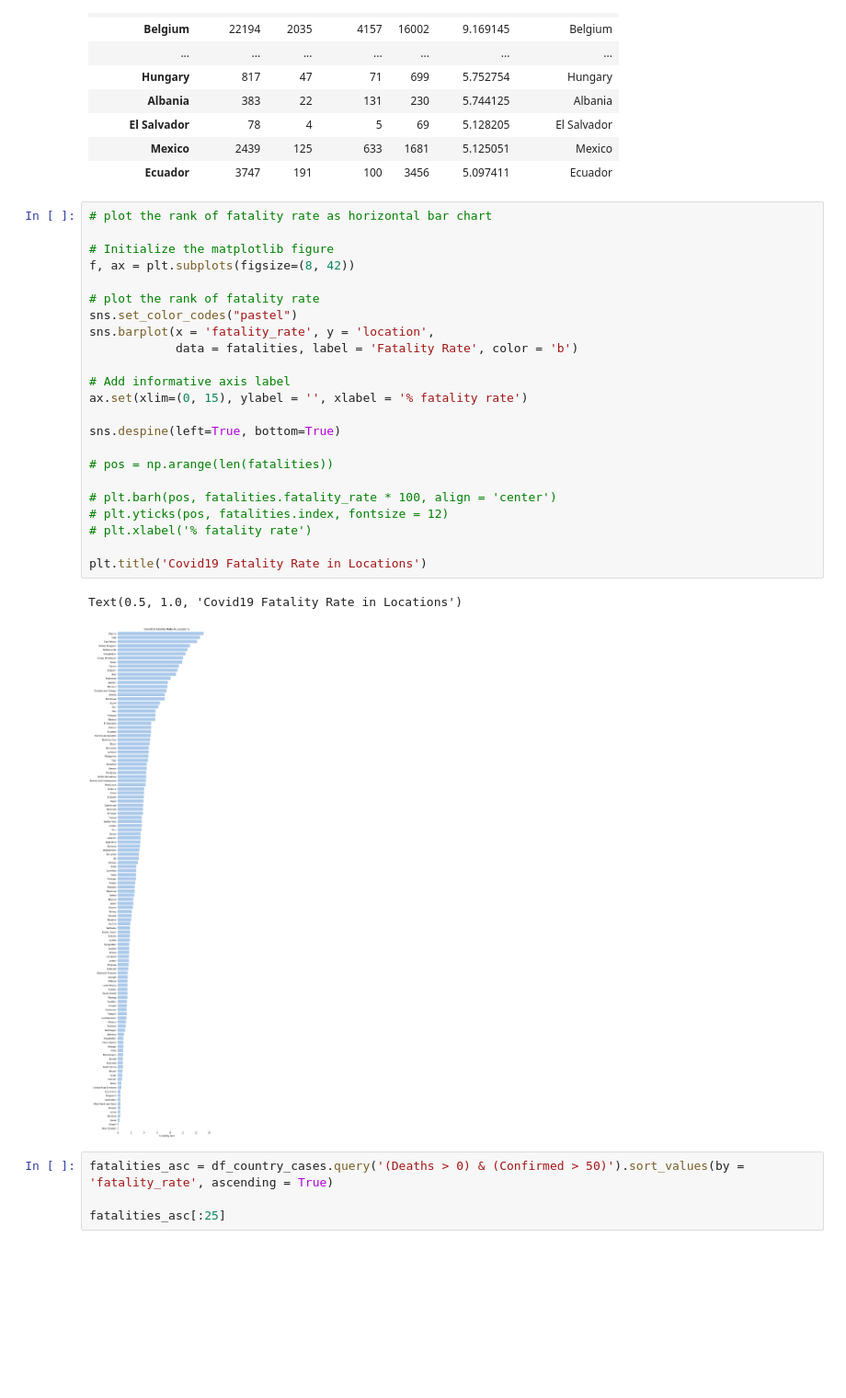
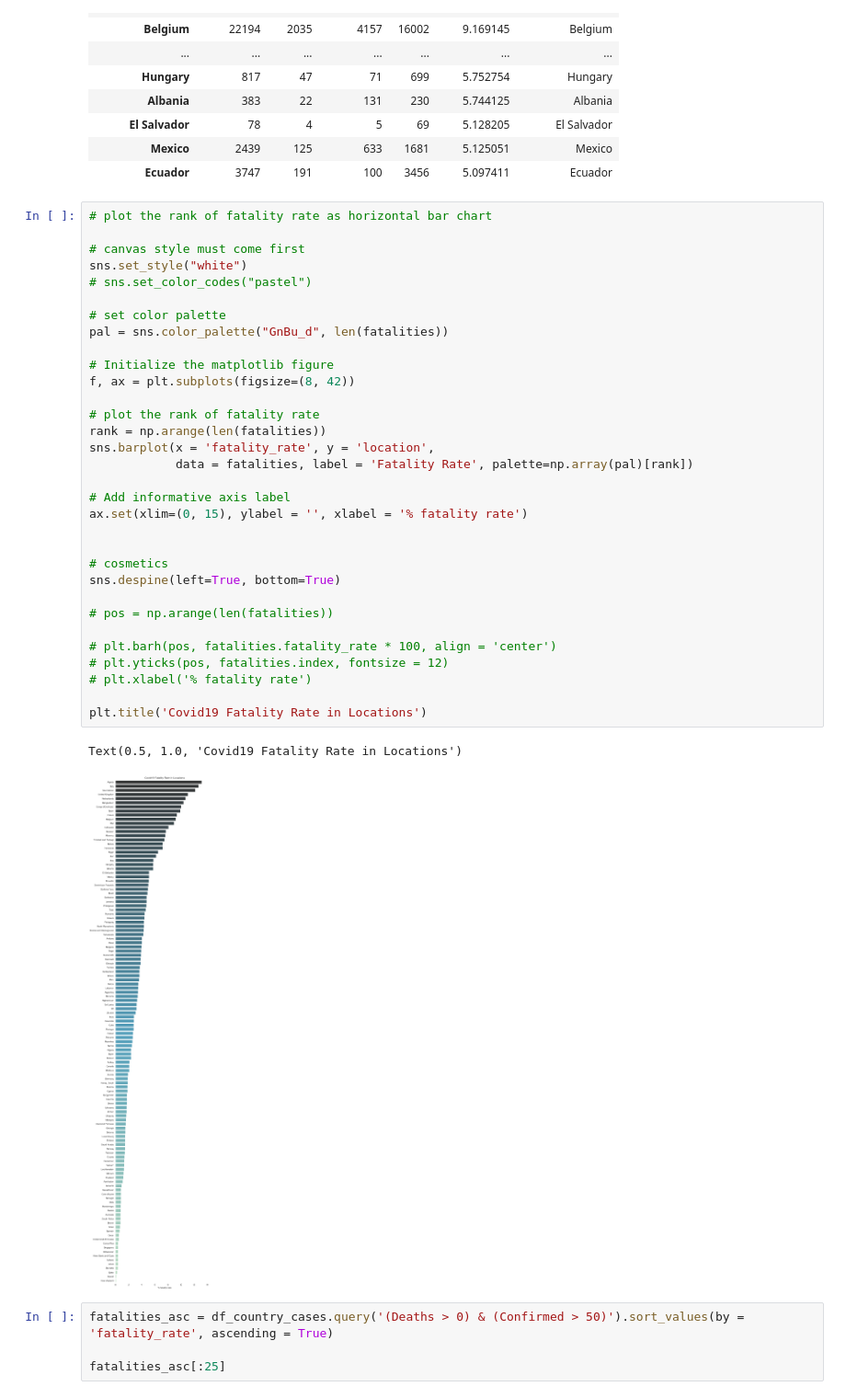
Before and after one commit to nnworkspace/covid19-insight, a Jupyter notebook: covid19-insight.ipynb, the cells around one changed output. Shown at 92% size. Cells and saved outputs as stored; diff of their text form; blank space fills up the shorter version.

Commit message:
remove ticks and use gradient color palette

```diff
--- a/covid19-insight.ipynb
+++ b/covid19-insight.ipynb
@@ -135,30 +135,39 @@ fatalities[:25]
 | Ecuador | 3747 | 191 | 100 | 3456 | 5.097411 | Ecuador |
 # %%
 # plot the rank of fatality rate as horizontal bar chart
+
+# canvas style must come first
+sns.set_style("white")
+# sns.set_color_codes("pastel")
+
+# set color palette
+pal = sns.color_palette("GnBu_d", len(fatalities))
 
 # Initialize the matplotlib figure
 f, ax = plt.subplots(figsize=(8, 42))
 
 # plot the rank of fatality rate
-sns.set_color_codes("pastel")
+rank = np.arange(len(fatalities))
 sns.barplot(x = 'fatality_rate', y = 'location',
-            data = fatalities, label = 'Fatality Rate', color = 'b')
+            data = fatalities, label = 'Fatality Rate', palette=np.array(pal)[rank])
 
 # Add informative axis label
 ax.set(xlim=(0, 15), ylabel = '', xlabel = '% fatality rate')
 
+
+# cosmetics
 sns.despine(left=True, bottom=True)
 
 # pos = np.arange(len(fatalities))
 
 # plt.barh(pos, fatalities.fatality_rate * 100, align = 'center')
 # plt.yticks(pos, fatalities.index, fontsize = 12)
 # plt.xlabel('% fatality rate')
 
 plt.title('Covid19 Fatality Rate in Locations')
 # %% [output]
 Text(0.5, 1.0, 'Covid19 Fatality Rate in Locations')
-[figure, old version]
+[figure, new version]
 # %%
 fatalities_asc = df_country_cases.query('(Deaths > 0) & (Confirmed > 50)').sort_values(by = 'fatality_rate', ascending = True)
 
```
